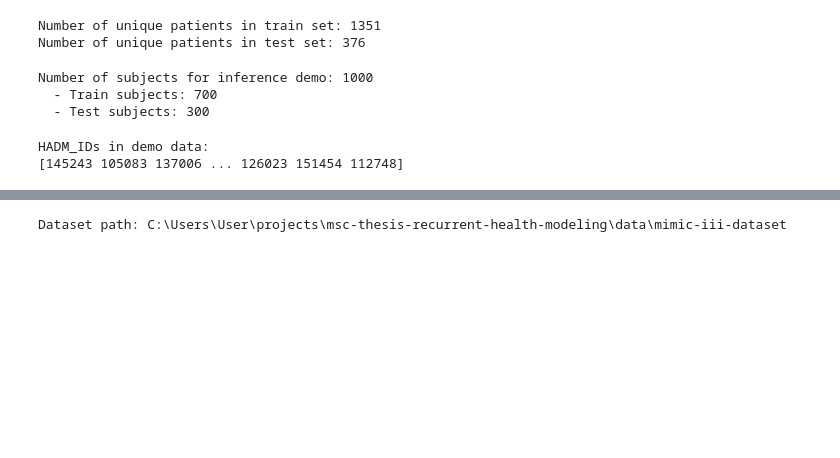
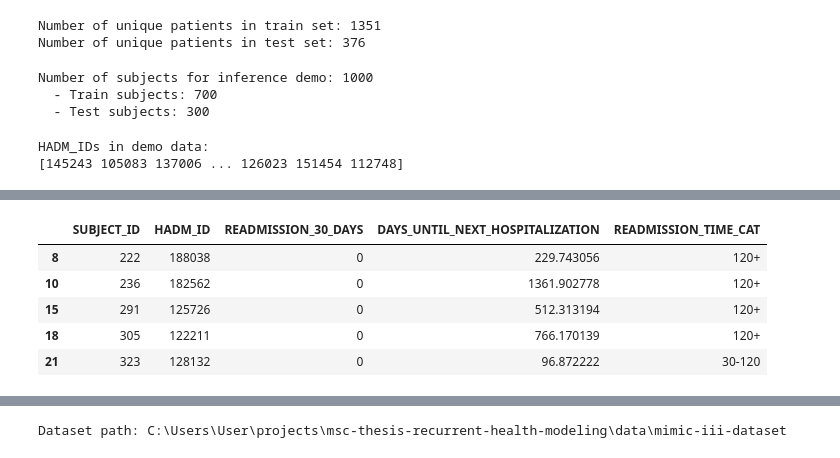
Before and after one commit to LucasVon0645/Master-Thesis--Project-ReadmitAI, a Jupyter notebook: recurrent_health_events_prediction/preprocessing/notebooks/generate_inference_demo.ipynb, the cells around one changed output, grey strips where cells are left out. Cells and saved outputs as stored; diff of their text form; code cells hidden in the pictures; blank space fills up the shorter version.

```diff
--- a/recurrent_health_events_prediction/preprocessing/notebooks/generate_inference_demo.ipynb
+++ b/recurrent_health_events_prediction/preprocessing/notebooks/generate_inference_demo.ipynb
@@ -124,3 +118,14 @@ HADM_IDs in demo data:
+# %%
+target_cols = ['READMISSION_30_DAYS', 'DAYS_UNTIL_NEXT_HOSPITALIZATION', 'READMISSION_TIME_CAT']
+target_df = demo_df.loc[demo_df['IS_LAST_EVENT'] == 1, [patient_id_col, hosp_id_col, *target_cols]]
+target_df.head()
+# %% [output]
+|  | SUBJECT_ID | HADM_ID | READMISSION_30_DAYS | DAYS_UNTIL_NEXT_HOSPITALIZATION | READMISSION_TIME_CAT |
+| 8 | 222 | 188038 | 0 | 229.743056 | 120+ |
+| 10 | 236 | 182562 | 0 | 1361.902778 | 120+ |
+| 15 | 291 | 125726 | 0 | 512.313194 | 120+ |
+| 18 | 305 | 122211 | 0 | 766.170139 | 120+ |
+| 21 | 323 | 128132 | 0 | 96.872222 | 30-120 |
 # %%
 subject_ids = demo_df[patient_id_col].unique()
 print(f"Number of unique patients in demo data: {len(subject_ids)}")
```
Also changed, not shown: parts of 11 cells of this notebook, 16 other files.
